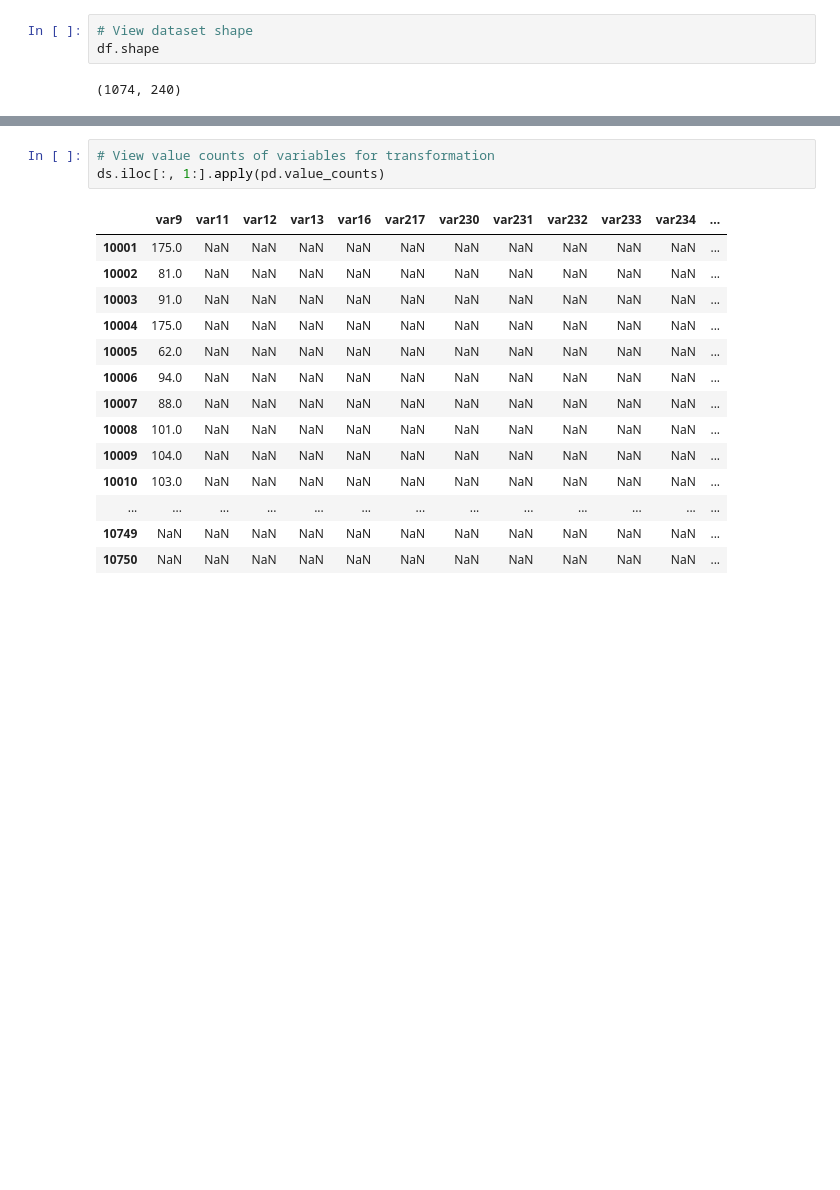
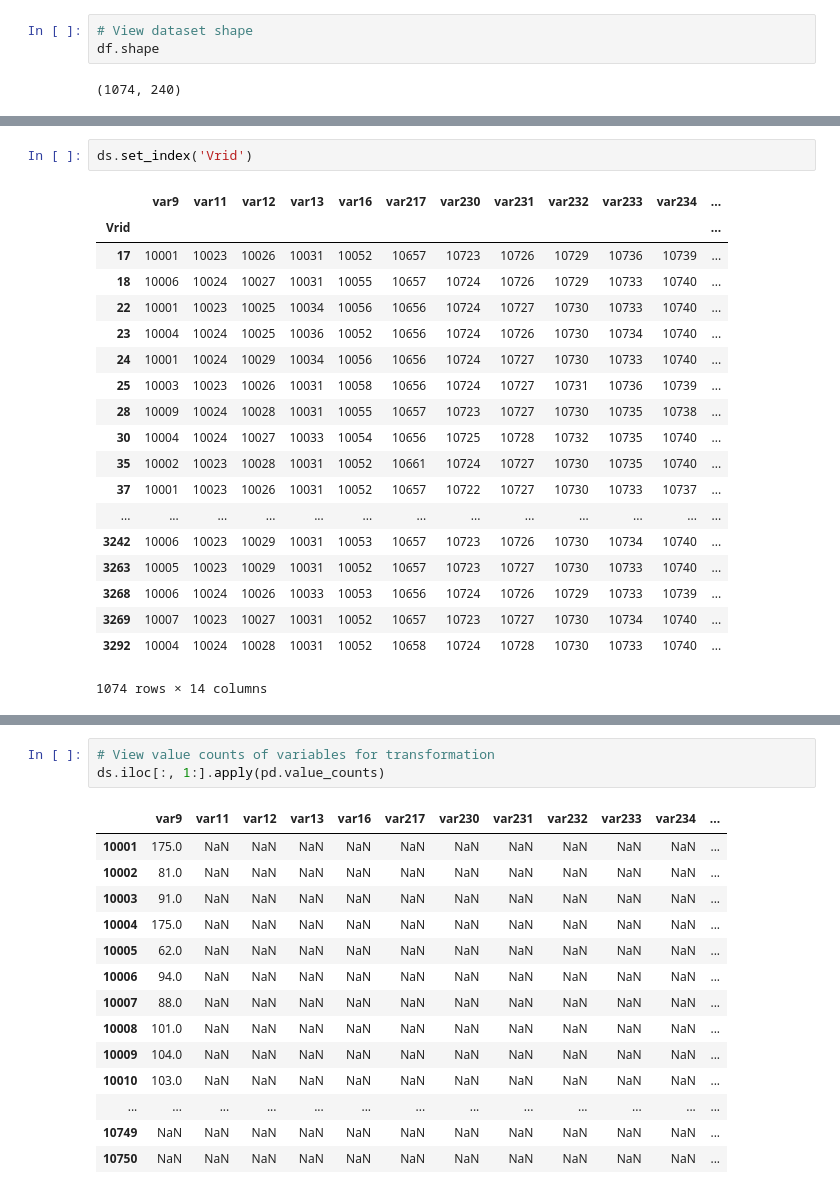
Before and after one commit to sarahrustan/Data-Transformation-Project, a Jupyter notebook: Data Transformation Project.ipynb, the cells around one changed output, grey strips where cells are left out. Cells and saved outputs as stored; diff of their text form; blank space fills up the shorter version.

```diff
--- a/Data Transformation Project.ipynb
+++ b/Data Transformation Project.ipynb
@@ -47,3 +61,25 @@ ds.head()
 | 2 | 22 | 10001 | 10023 | 10025 | 10034 | 10056 | 10656 | 10724 | 10727 | 10730 | 10733 | ... |
 | 3 | 23 | 10004 | 10024 | 10025 | 10036 | 10052 | 10656 | 10724 | 10726 | 10730 | 10734 | ... |
 | 4 | 24 | 10001 | 10024 | 10029 | 10034 | 10056 | 10656 | 10724 | 10727 | 10730 | 10733 | ... |
+# %%
+ds.set_index('Vrid')
+# %% [output]
+|  | var9 | var11 | var12 | var13 | var16 | var217 | var230 | var231 | var232 | var233 | var234 | ... |
+| Vrid |  |  |  |  |  |  |  |  |  |  |  | ... |
+| 17 | 10001 | 10023 | 10026 | 10031 | 10052 | 10657 | 10723 | 10726 | 10729 | 10736 | 10739 | ... |
+| 18 | 10006 | 10024 | 10027 | 10031 | 10055 | 10657 | 10724 | 10726 | 10729 | 10733 | 10740 | ... |
+| 22 | 10001 | 10023 | 10025 | 10034 | 10056 | 10656 | 10724 | 10727 | 10730 | 10733 | 10740 | ... |
+| 23 | 10004 | 10024 | 10025 | 10036 | 10052 | 10656 | 10724 | 10726 | 10730 | 10734 | 10740 | ... |
+| 24 | 10001 | 10024 | 10029 | 10034 | 10056 | 10656 | 10724 | 10727 | 10730 | 10733 | 10740 | ... |
+| 25 | 10003 | 10023 | 10026 | 10031 | 10058 | 10656 | 10724 | 10727 | 10731 | 10736 | 10739 | ... |
+| 28 | 10009 | 10024 | 10028 | 10031 | 10055 | 10657 | 10723 | 10727 | 10730 | 10735 | 10738 | ... |
+| 30 | 10004 | 10024 | 10027 | 10033 | 10054 | 10656 | 10725 | 10728 | 10732 | 10735 | 10740 | ... |
+| 35 | 10002 | 10023 | 10028 | 10031 | 10052 | 10661 | 10724 | 10727 | 10730 | 10735 | 10740 | ... |
+| 37 | 10001 | 10023 | 10026 | 10031 | 10052 | 10657 | 10722 | 10727 | 10730 | 10733 | 10737 | ... |
+| ... | ... | ... | ... | ... | ... | ... | ... | ... | ... | ... | ... | ... |
+| 3242 | 10006 | 10023 | 10029 | 10031 | 10053 | 10657 | 10723 | 10726 | 10730 | 10734 | 10740 | ... |
+| 3263 | 10005 | 10023 | 10029 | 10031 | 10052 | 10657 | 10723 | 10727 | 10730 | 10733 | 10740 | ... |
+| 3268 | 10006 | 10024 | 10026 | 10033 | 10053 | 10656 | 10724 | 10726 | 10729 | 10733 | 10739 | ... |
+| 3269 | 10007 | 10023 | 10027 | 10031 | 10052 | 10657 | 10723 | 10727 | 10730 | 10734 | 10740 | ... |
+| 3292 | 10004 | 10024 | 10028 | 10031 | 10052 | 10658 | 10724 | 10728 | 10730 | 10733 | 10740 | ... |
+1074 rows × 14 columns
```
Also changed, not shown: parts of 14 cells of this notebook, 1 other file.
